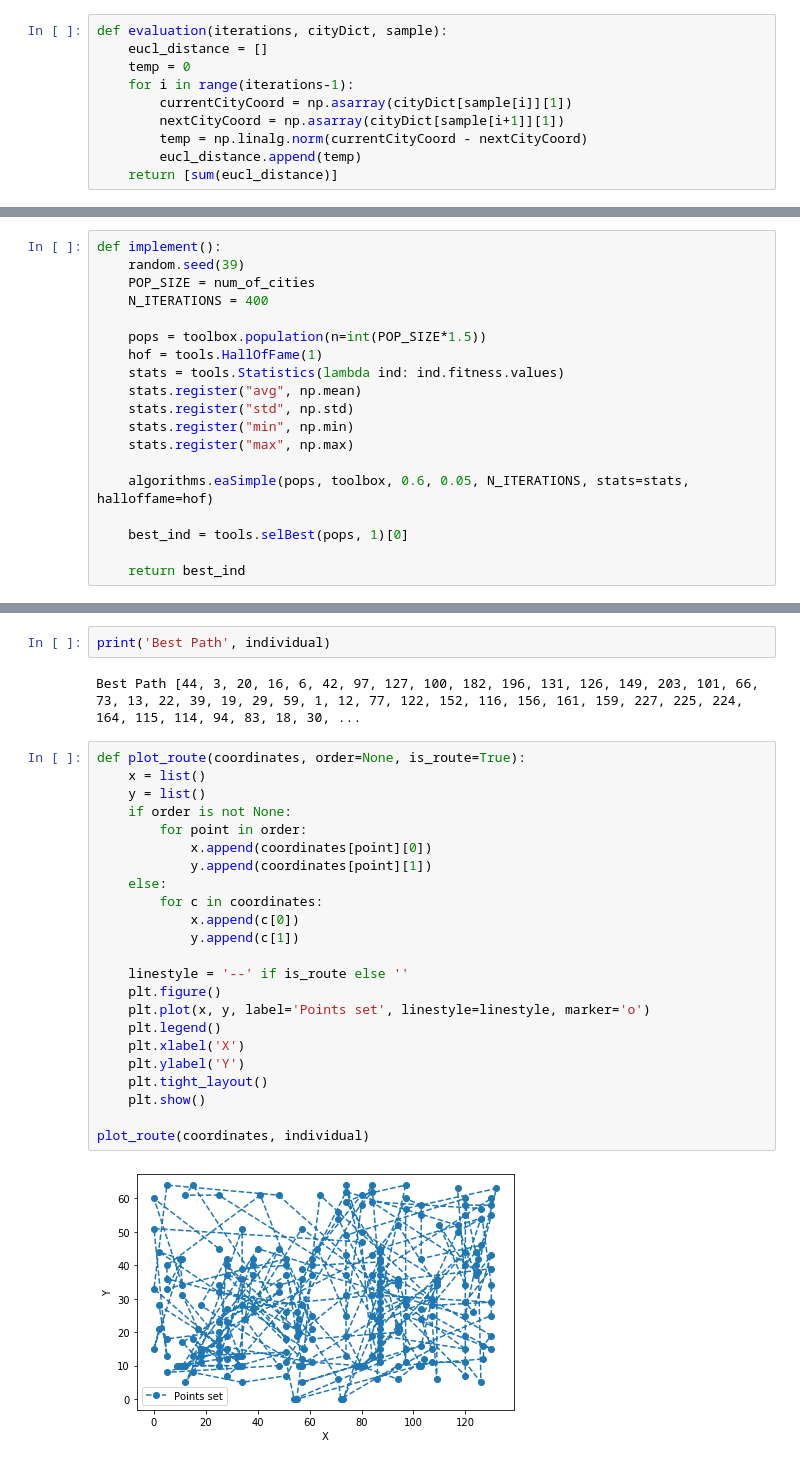
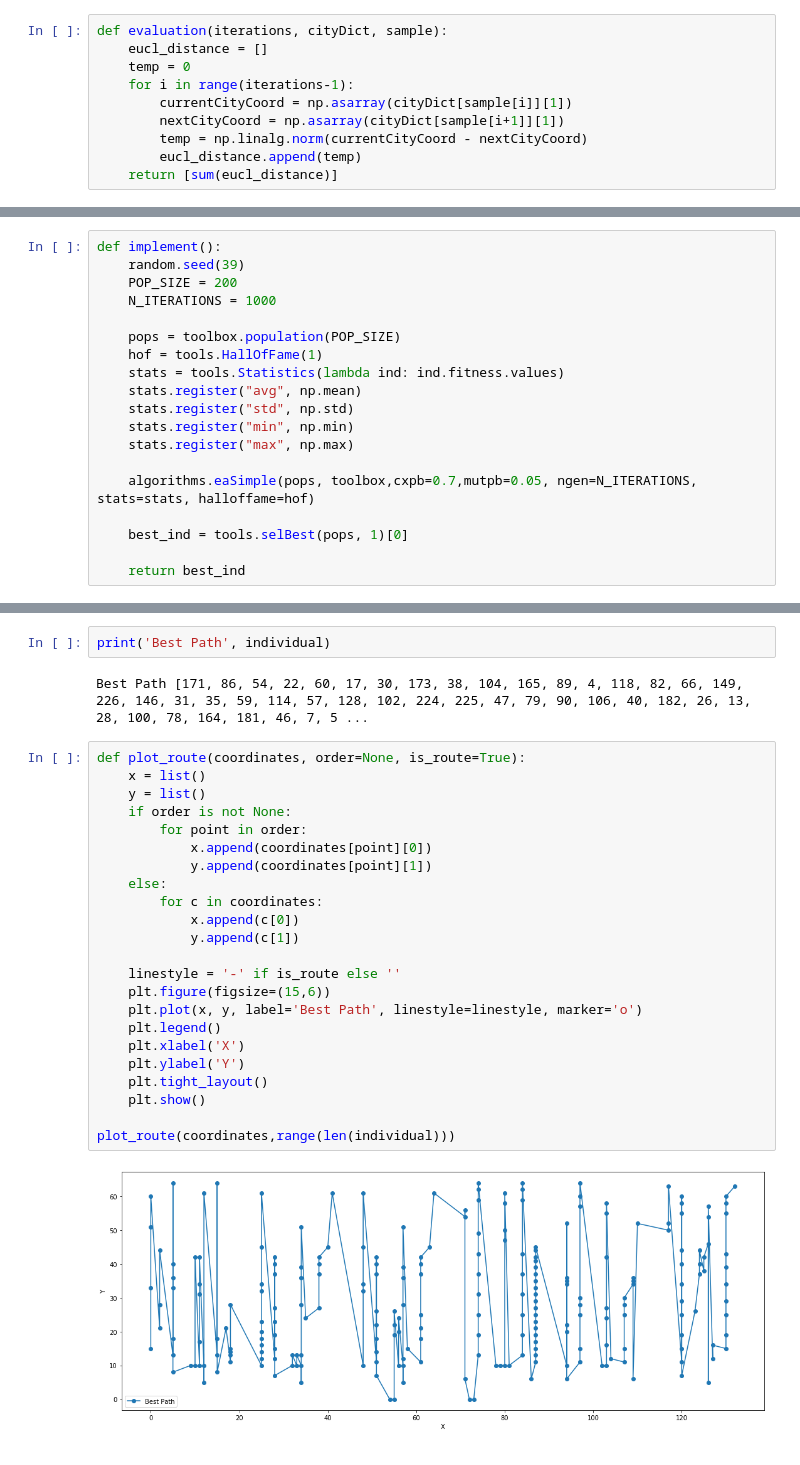
Before and after one commit to asantep/Lab3_EA, a Jupyter notebook: TSP-EA lab3.ipynb, the cells around one changed output, grey strips where cells are left out. Drawn from its saved outputs; the diff is of its cells as text.

```diff
--- a/TSP-EA lab3.ipynb
+++ b/TSP-EA lab3.ipynb
@@ -41,10 +42,10 @@ toolbox.register("select", tools.selTournament, tournsize=10) #selection
 # %%
 def implement():
     random.seed(39)
-    POP_SIZE = num_of_cities
-    N_ITERATIONS = 400
+    POP_SIZE = 200
+    N_ITERATIONS = 1000
 
-    pops = toolbox.population(n=int(POP_SIZE*1.5))
+    pops = toolbox.population(POP_SIZE)
     hof = tools.HallOfFame(1)
     stats = tools.Statistics(lambda ind: ind.fitness.values)
     stats.register("avg", np.mean)
@@ -52,7 +53,7 @@ def implement():
     stats.register("min", np.min)
     stats.register("max", np.max)
 
-    algorithms.eaSimple(pops, toolbox, 0.6, 0.05, N_ITERATIONS, stats=stats, halloffame=hof)
+    algorithms.eaSimple(pops, toolbox,cxpb=0.7,mutpb=0.05, ngen=N_ITERATIONS, stats=stats, halloffame=hof)
 
     best_ind = tools.selBest(pops, 1)[0]
 
@@ -80,29 +81,29 @@ gen     nevals  avg     std     min     max
 # %%
 print('Best Path', individual)
 # %% [output]
-Best Path [44, 3, 20, 16, 6, 42, 97, 127, 100, 182, 196, 131, 126, 149, 203, 101, 66, 73, 13, 22, 39, 19, 29, 59, 1, 12, 77, 122, 152, 116, 156, 161, 159, 227, 225, 224, 164, 115, 114, 94, 83, 18, 30, ...
+Best Path [171, 86, 54, 22, 60, 17, 30, 173, 38, 104, 165, 89, 4, 118, 82, 66, 149, 226, 146, 31, 35, 59, 114, 57, 128, 102, 224, 225, 47, 79, 90, 106, 40, 182, 26, 13, 28, 100, 78, 164, 181, 46, 7, 5 ...
 # %%
 def plot_route(coordinates, order=None, is_route=True):
     x = list()
     y = list()
     if order is not None:
         for point in order:
             x.append(coordinates[point][0])
             y.append(coordinates[point][1])
     else:
         for c in coordinates:
             x.append(c[0])
             y.append(c[1])
 
-    linestyle = '--' if is_route else ''
-    plt.figure()
-    plt.plot(x, y, label='Points set', linestyle=linestyle, marker='o')
+    linestyle = '-' if is_route else ''
+    plt.figure(figsize=(15,6))
+    plt.plot(x, y, label='Best Path', linestyle=linestyle, marker='o')
     plt.legend()
     plt.xlabel('X')
     plt.ylabel('Y')
     plt.tight_layout()
     plt.show()
 
-plot_route(coordinates, individual)
+plot_route(coordinates,range(len(individual)))
 # %% [output]
-[figure, old version]
+[figure, new version]
```
Also changed, not shown: parts of 5 cells of this notebook.
